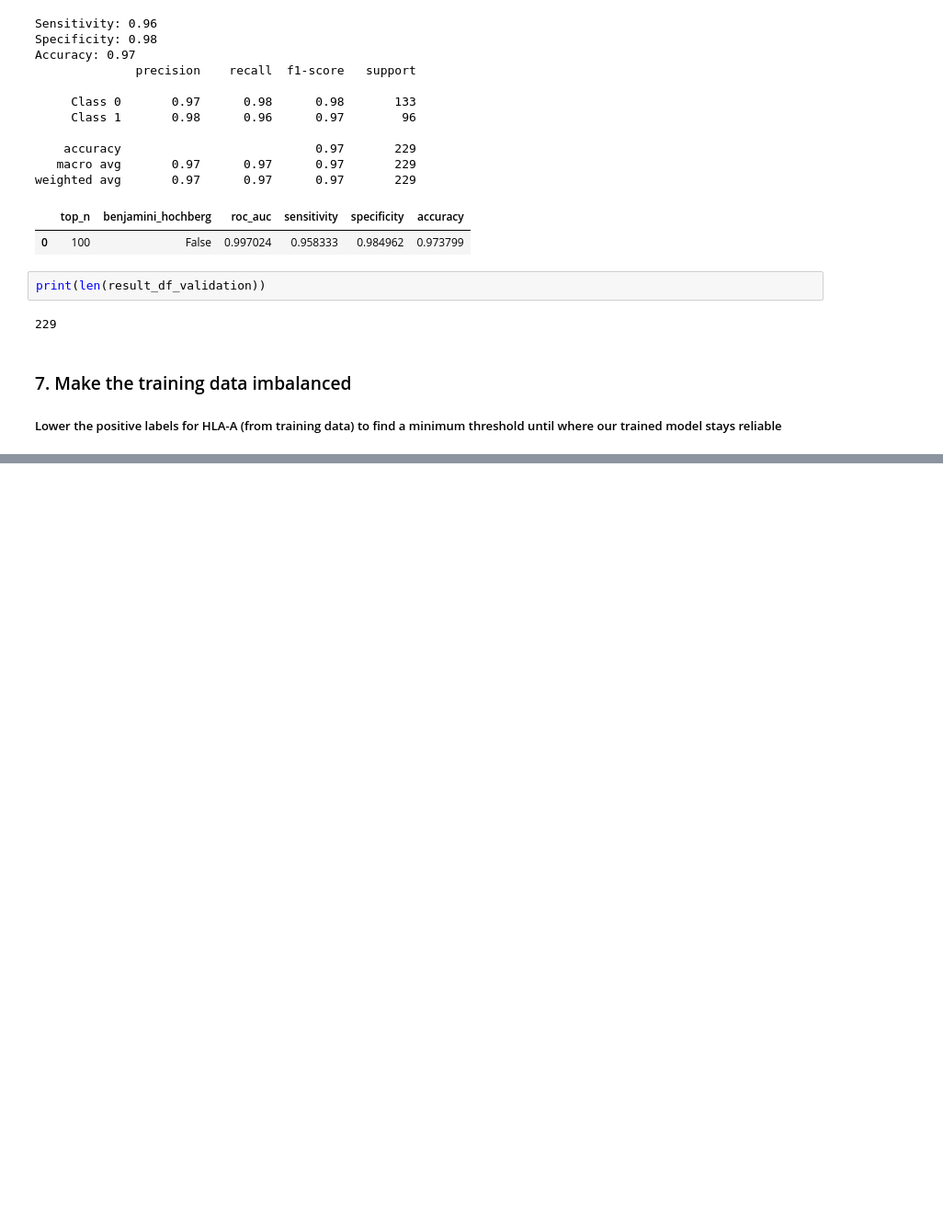
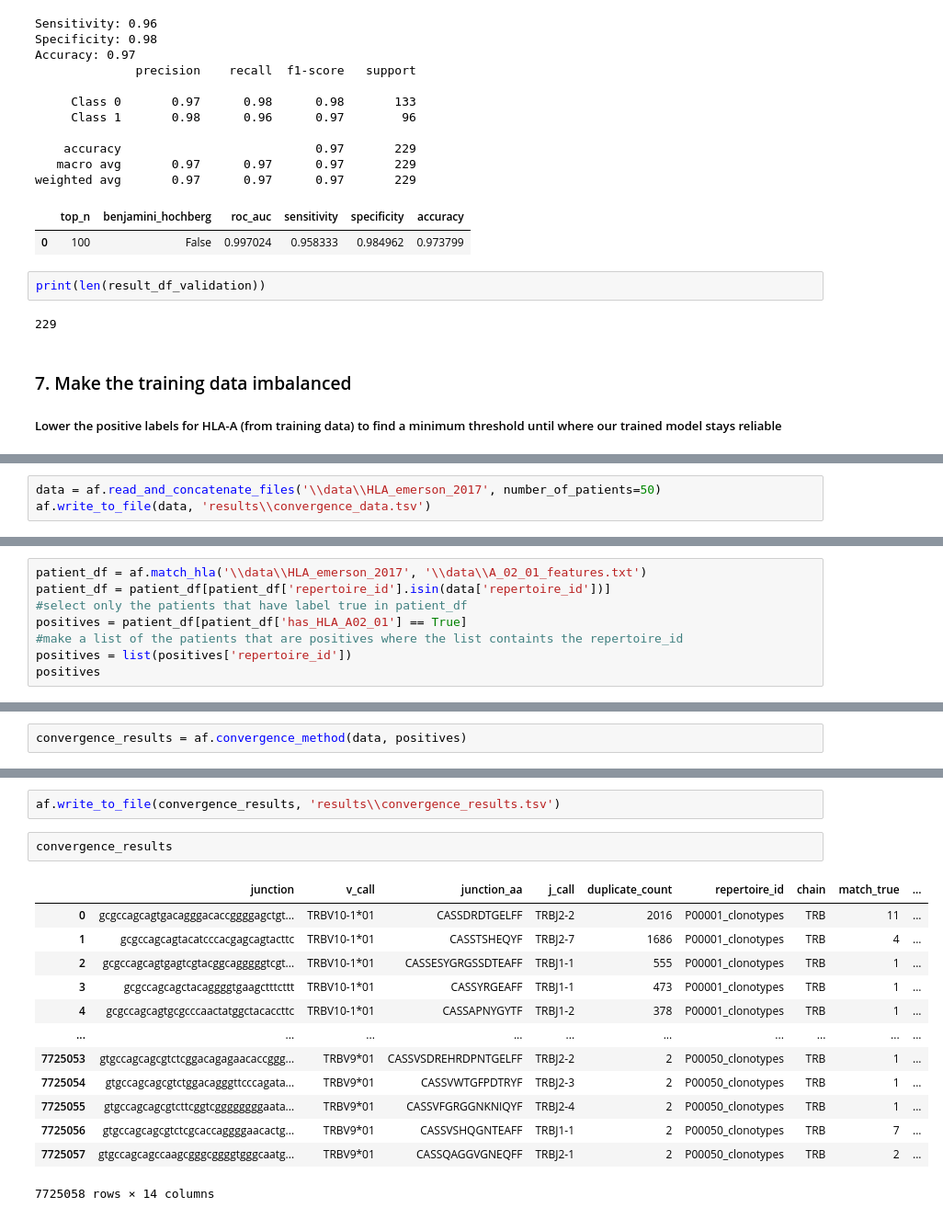
Before and after one commit to saartjeherman/Emerson, a Jupyter notebook: emerson_clean.ipynb, the cells around one changed output, grey strips where cells are left out. Shown: that part at 92% size. Saved outputs shown, nothing was run; the diff lists cells and outputs as text; blank space fills up the shorter version.

```diff
--- a/emerson_clean.ipynb
+++ b/emerson_clean.ipynb
@@ -1118,0 +988,3 @@ metrics_training_df
+# %%
+data = af.read_and_concatenate_files('\\data\\HLA_emerson_2017', number_of_patients=50)
+af.write_to_file(data, 'results\\convergence_data.tsv')
@@ -1118,0 +1007,8 @@ metrics_training_df
+# %%
+patient_df = af.match_hla('\\data\\HLA_emerson_2017', '\\data\\A_02_01_features.txt')
+patient_df = patient_df[patient_df['repertoire_id'].isin(data['repertoire_id'])]
+#select only the patients that have label true in patient_df
+positives = patient_df[patient_df['has_HLA_A02_01'] == True]
+#make a list of the patients that are positives where the list containts the repertoire_id
+positives = list(positives['repertoire_id'])
+positives
@@ -1118,0 +1039,2 @@ metrics_training_df
+# %%
+convergence_results = af.convergence_method(data, positives)
@@ -1118,0 +1100,18 @@ metrics_training_df
+# %%
+af.write_to_file(convergence_results, 'results\\convergence_results.tsv')
+# %%
+convergence_results
+# %% [output]
+|  | junction | v_call | junction_aa | j_call | duplicate_count | repertoire_id | chain | match_true | ... |
+| 0 | gcgccagcagtgacagggacaccggggagctgt... | TRBV10-1*01 | CASSDRDTGELFF | TRBJ2-2 | 2016 | P00001_clonotypes | TRB | 11 | ... |
+| 1 | gcgccagcagtacatcccacgagcagtacttc | TRBV10-1*01 | CASSTSHEQYF | TRBJ2-7 | 1686 | P00001_clonotypes | TRB | 4 | ... |
+| 2 | gcgccagcagtgagtcgtacggcagggggtcgt... | TRBV10-1*01 | CASSESYGRGSSDTEAFF | TRBJ1-1 | 555 | P00001_clonotypes | TRB | 1 | ... |
+| 3 | gcgccagcagctacaggggtgaagctttcttt | TRBV10-1*01 | CASSYRGEAFF | TRBJ1-1 | 473 | P00001_clonotypes | TRB | 1 | ... |
+| 4 | gcgccagcagtgcgcccaactatggctacaccttc | TRBV10-1*01 | CASSAPNYGYTF | TRBJ1-2 | 378 | P00001_clonotypes | TRB | 1 | ... |
+| ... | ... | ... | ... | ... | ... | ... | ... | ... | ... |
+| 7725053 | gtgccagcagcgtctcggacagagaacaccggg... | TRBV9*01 | CASSVSDREHRDPNTGELFF | TRBJ2-2 | 2 | P00050_clonotypes | TRB | 1 | ... |
+| 7725054 | gtgccagcagcgtctggacagggttcccagata... | TRBV9*01 | CASSVWTGFPDTRYF | TRBJ2-3 | 2 | P00050_clonotypes | TRB | 1 | ... |
+| 7725055 | gtgccagcagcgtcttcggtcggggggggaata... | TRBV9*01 | CASSVFGRGGNKNIQYF | TRBJ2-4 | 2 | P00050_clonotypes | TRB | 1 | ... |
+| 7725056 | gtgccagcagcgtctcgcaccaggggaacactg... | TRBV9*01 | CASSVSHQGNTEAFF | TRBJ1-1 | 2 | P00050_clonotypes | TRB | 7 | ... |
+| 7725057 | gtgccagcagccaagcgggcggggtgggcaatg... | TRBV9*01 | CASSQAGGVGNEQFF | TRBJ2-1 | 2 | P00050_clonotypes | TRB | 2 | ... |
+7725058 rows × 14 columns
```
Also changed, not shown: parts of 80 cells of this notebook, 2 other files.
